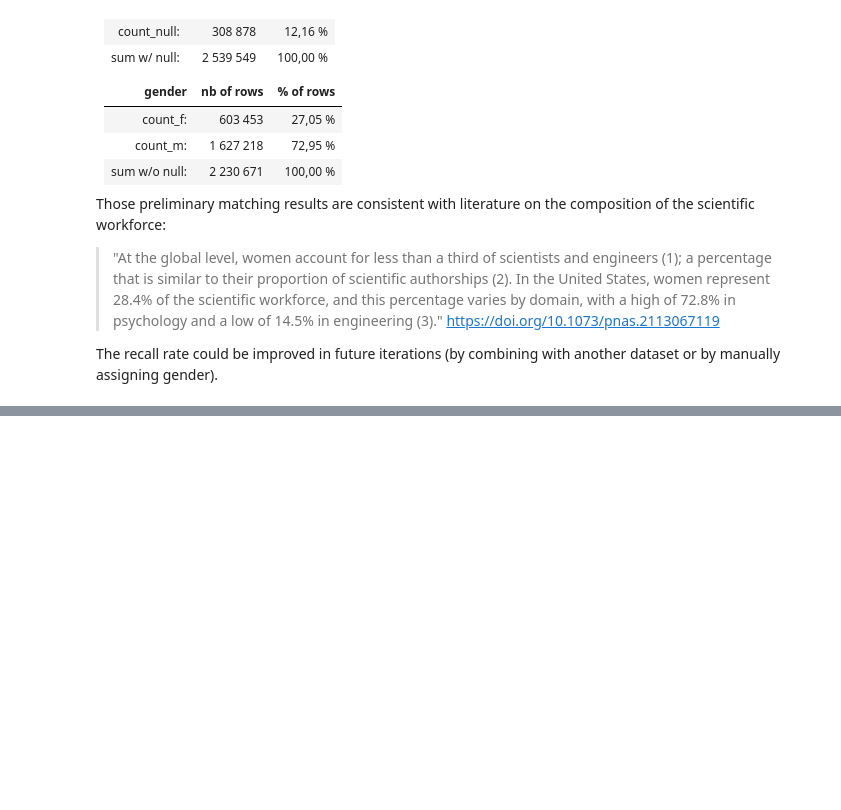
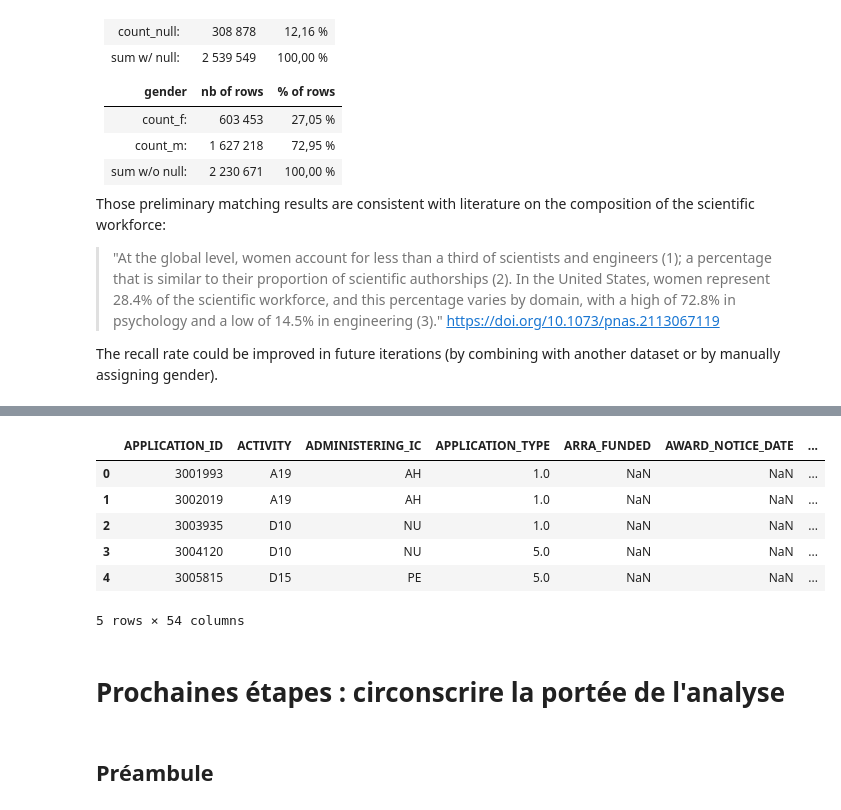
Before and after one commit to scameronp/nih-reporter, a Jupyter notebook: NIH_RePORTER_preprocessing.ipynb, the cells around one changed output, grey strips where cells are left out. Cells and saved outputs as stored; diff of their text form; code cells hidden in the pictures; blank space fills up the shorter version.

```diff
--- a/NIH_RePORTER_preprocessing.ipynb
+++ b/NIH_RePORTER_preprocessing.ipynb
@@ -502,0 +492,15 @@ The recall rate could be improved in future iterations (by combining with anothe
+# %%
+dataset = pd.read_csv('random_subset.csv')
+dataset.head()
+# %% [output]
+|  | APPLICATION_ID | ACTIVITY | ADMINISTERING_IC | APPLICATION_TYPE | ARRA_FUNDED | AWARD_NOTICE_DATE | ... |
+| 0 | 3001993 | A19 | AH | 1.0 | NaN | NaN | ... |
+| 1 | 3002019 | A19 | AH | 1.0 | NaN | NaN | ... |
+| 2 | 3003935 | D10 | NU | 1.0 | NaN | NaN | ... |
+| 3 | 3004120 | D10 | NU | 5.0 | NaN | NaN | ... |
+| 4 | 3005815 | D15 | PE | 5.0 | NaN | NaN | ... |
+5 rows × 54 columns
+# %% [markdown]
+# Prochaines étapes : circonscrire la portée de l'analyse
+# %% [markdown]
+## Préambule
```
Also changed, not shown: parts of 35 cells of this notebook, 7 other files.
